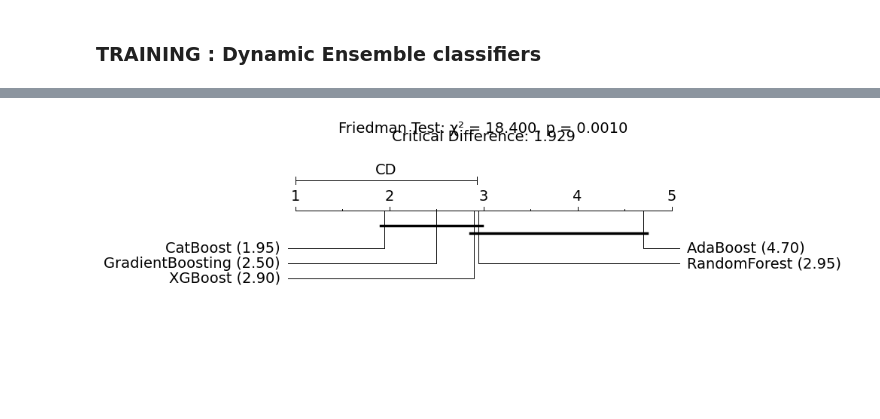
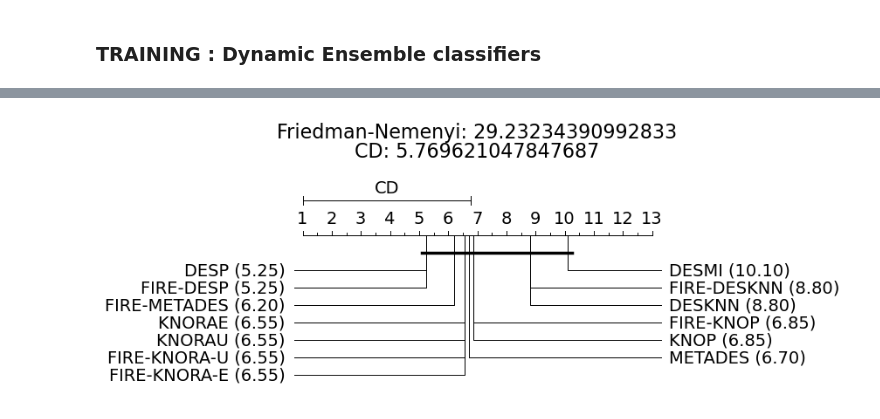
Before and after one commit to InfoLab-SKKU/Explainable-Ensemble-Hypoglycemia, a Jupyter notebook: code/detectionLayer.ipynb, the cells around one changed output, grey strips where cells are left out. Cells and saved outputs as stored; diff of their text form; code cells hidden in the pictures; blank space fills up the shorter version.

```diff
--- a/code/detectionLayer.ipynb
+++ b/code/detectionLayer.ipynb
@@ -123,7 +123,7 @@ Enhanced data loading with comprehensive statistics
 # %%
 # Enhanced dataset loading with comprehensive analysis
 pd.set_option('display.max_rows', 10)
-initial_df = pd.read_csv('./3labelv4Classification.csv')
+initial_df = pd.read_csv('./combined_patient_data_no_errors.csv')
 
 print("="*60)
 print("DATASET INFORMATION")
@@ -136,7 +136,7 @@ print("\nFirst few rows:")
 display(initial_df.head())
 
 # Enhanced target analysis
-target_candidates = ['BCaseControlStatus', 'label_encoded']
+target_candidates = ['BPtRoster_BCaseControlStatus', 'label_encoded']
 for col in target_candidates:
     if col in initial_df.columns:
         print(f"\nValue counts for {col}:")
@@ -1172,15 +1279,0 @@ KNN             0.7300±0.0393    0.7369±0.0424    0.7300±0.0393    0.7282±0.
-# %%
-# Enhanced ROC curve plotting
-if 'roc_curves' in locals() and len(roc_curves) > 0:
-    auc_summary = plot_combined_roc_curve(
-        roc_curves,
-        list(roc_curves.keys()),
-        "Comprehensive ROC Curves Comparison"
-    )
-
-    print(f"\n📊 AUC PERFORMANCE RANKING:")
-    print("-" * 50)
-    for i, (clf_name, mean_auc, std_auc) in enumerate(auc_summary, 1):
-        print(f"{i:2d}. {clf_name:<15}: {mean_auc:.4f} ± {std_auc:.4f}")
-else:
-    print("No ROC data available for plotting.")
@@ -1902,57 +2757,28 @@ else:
 # %%
-# Enhanced statistical analysis with better visualization
-if 'accuracy_scores' in locals() and len(accuracy_scores) > 1:
-    print("="*60)
-    print("STATISTICAL SIGNIFICANCE ANALYSIS")
-    print("="*60)
+df = pd.DataFrame(des_accuracy_scores)
+scores = [df[col].values for col in df.columns]
 
-    df = pd.DataFrame(accuracy_scores)
-    scores = [df[col].values for col in df.columns]
+stat, p = friedmanchisquare(*scores)
+print(f'Friedman Test Statistic: {stat}, p-value: {p}')
 
-    try:
-        stat, p = friedmanchisquare(*scores)
-        print(f'Friedman Test Statistic: {stat:.4f}')
-        print(f'p-value: {p:.6f}')
+ranks = df.rank(axis=1, method='average', ascending=False)
+average_ranks = ranks.mean().values
 
-        if p < 0.05:
-            print("✓ Result: Significant differences found between classifiers")
-        else:
-            print("⚠ Result: No significant differences found between classifiers")
+n_datasets = df.shape[0]
+alpha = 0.05
 
-        ranks = df.rank(axis=1, method='average', ascending=False)
-        average_ranks = ranks.mean().values
-        n_datasets = df.shape[0]
+cd = compute_CD(average_ranks, n_datasets, alpha='0.05')
+print(f'Critical Difference: {cd}')
 
-        cd = compute_CD(average_ranks, n_datasets, alpha='0.05')
-        print(f'Critical Difference: {cd:.4f}')
+classifiers = [f"{clf} ({rank:.2f})" for clf, rank in zip(df.columns, average_ranks)]
 
-        # Enhanced ranking display
-        ranking_data = list(zip(df.columns, average_ranks))
-        ranking_data.sort(key=lambda x: x[1])
+plt.figure(figsize=(14, 10))
 
-        print(f"\n📈 CLASSIFIER RANKINGS (lower rank is better):")
-        print("-" * 40)
-        for i, (clf, rank) in enumerate(ranking_data, 1):
-            print(f"{i:2d}. {clf:<15}: {rank:.3f}")
+graph_ranks(average_ranks, classifiers, cd=cd, width=6, textspace=1)
+plt.xlabel('Classifiers')
 
-        # Critical Difference diagram with enhanced styling
-        classifiers_with_ranks = [f"{clf} ({rank:.2f})" for clf, rank in zip(df.columns, average_ranks)]
-        plt.figure(figsize=(16, 8))
-        graph_ranks(average_ranks, classifiers_with_ranks, cd=cd, width=8, textspace=1.5)
+plt.text(0.5, 1.19, f'Friedman-Nemenyi: {stat}', horizontalalignment='center', transform=plt.gca().transAxes, fontsize=16)
+plt.text(0.5, 1.10, f'CD: {cd}', horizontalalignment='center', transform=plt.gca().transAxes, fontsize=16)
 
-        # Add statistical info
-        plt.text(0.5, 1.22, f'Friedman Test: χ² = {stat:.3f}, p = {p:.4f}',
-                horizontalalignment='center', transform=plt.gca().transAxes, fontsize=14)
-        plt.text(0.5, 1.16, f'Critical Difference: {cd:.3f}',
-                horizontalalignment='center', transform=plt.gca().transAxes, fontsize=14)
-
-        if CONFIG['SAVE_PLOTS']:
-            plt.savefig('critical_difference_diagram_DES.svg', format='svg', bbox_inches='tight')
-        plt.tight_layout()
-        plt.show()
-
-    except Exception as e:
-        print(f"Statistical analysis failed: {e}")
-else:
-    print("Insufficient data for statistical analysis.")
+plt.tight_layout()
 # %% [output]
@@ -1975 +2788 @@ Critical Difference: 1.9288
-[figure, old version]
+[figure, new version]
```
Also changed, not shown: parts of 28 cells of this notebook, 32 other files.
